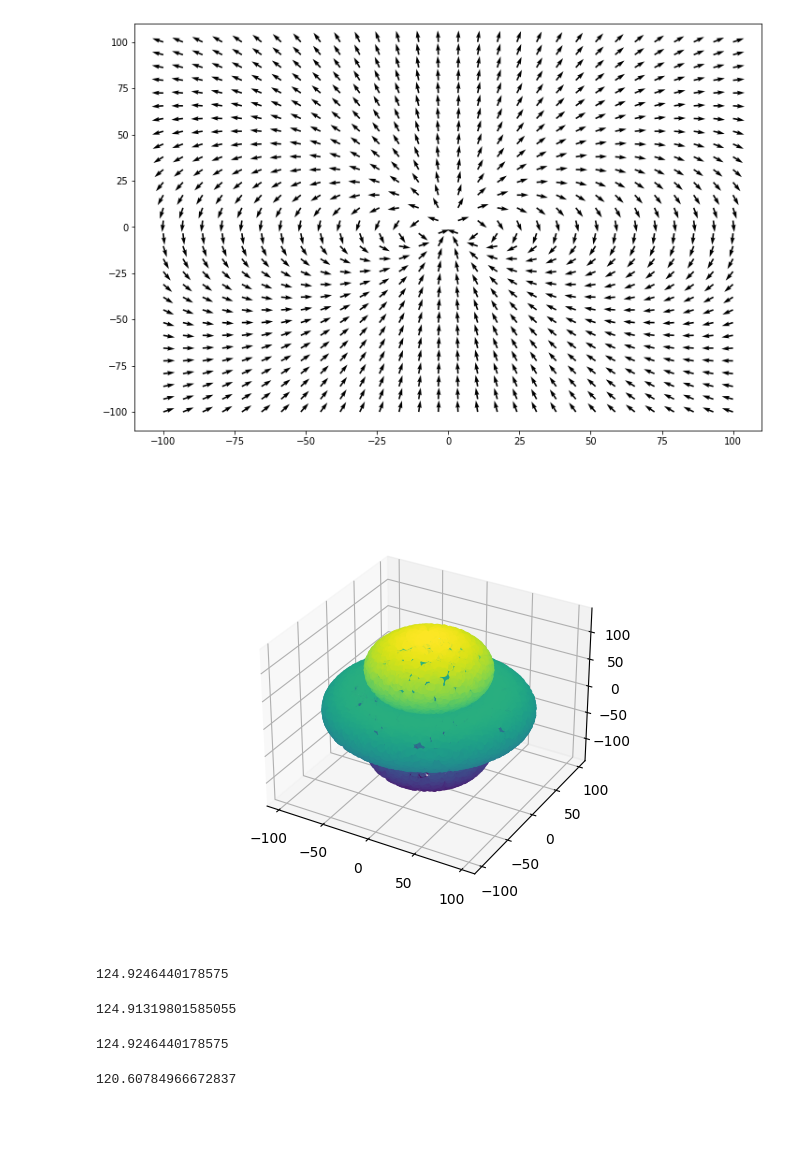
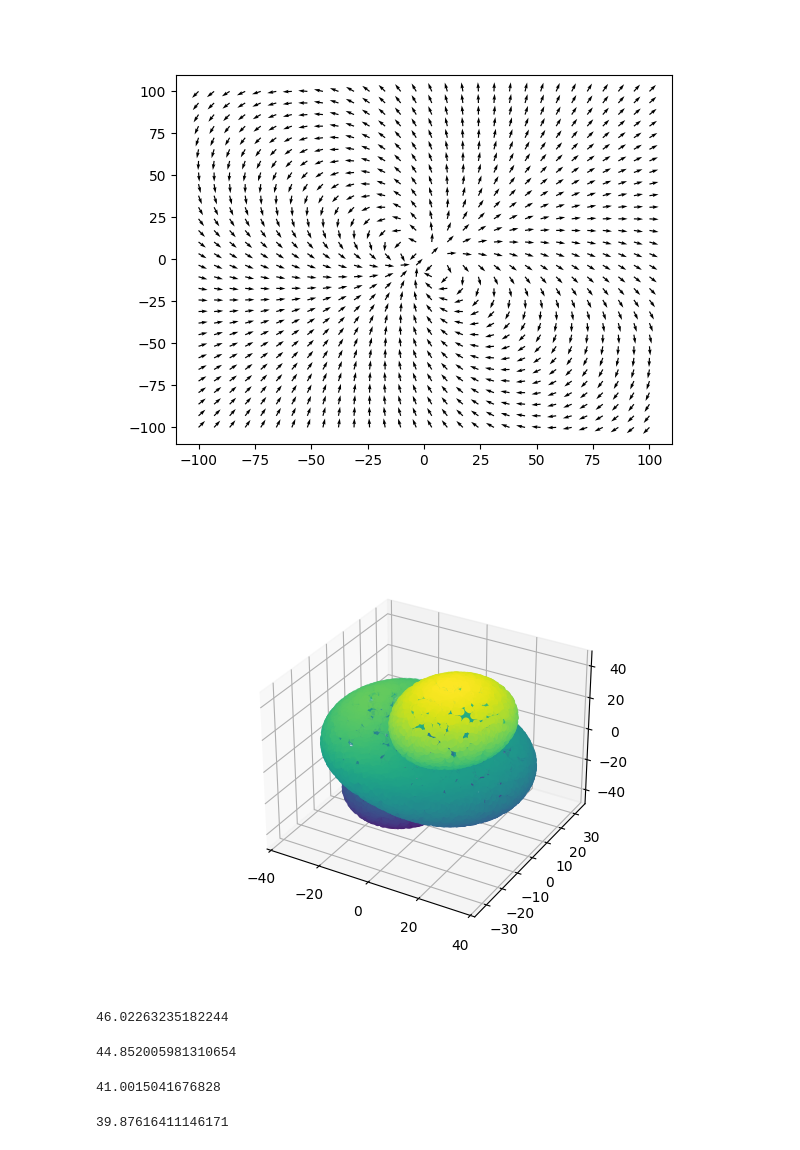
Before and after one commit to gsalinasphys/axionns, a Jupyter notebook: ns.ipynb, the cells around one changed output. Drawn from its saved outputs; the diff is of its cells as text; code cells hidden in the pictures; blank space fills up the shorter version.

```diff
--- a/ns.ipynb
+++ b/ns.ipynb
@@ -8,7 +8,7 @@ from classes.particles import Particles
 plt.rcParams['figure.figsize'] = [12, 8]
 # %%
 M_NS, R_NS = 1, 10
-NS = NeutronStar(M_NS, R_NS)
+NS = NeutronStar(M_NS, R_NS, misalign=np.pi/4)
 
 xmin, xmax, zmin, zmax, npoints = -100, 100, -100, 100, 30
 xrange, zrange = np.linspace(xmin, xmax, npoints), np.linspace(zmin, zmax, npoints)
@@ -17,37 +17,41 @@ mesh = np.array(np.meshgrid(xrange, zrange))
 positions2d = mesh.T.reshape(-1, 2)
 positions3d = np.array([np.concatenate((np.array([position[0]]), np.array([0]), np.array([position[1]]))) for position in positions2d])
 
-Bfields3d = NS.magnetic_field(positions3d)
+time = .25
+
+Bfields3d = NS.magnetic_field(positions3d, time)
 Bfields2d = np.array([[Bfield[0], Bfield[2]] for Bfield in Bfields3d])
 Bdirecs = numbers_times_vectors(1/mag_vector(Bfields2d), Bfields2d)
 # %%
+%matplotlib widget
+
 X, Y = positions2d.T
 U, V = Bdirecs.T
 q = plt.quiver(X, Y, U, V)
 # %% [output]
-[figure, old version]
+[figure, new version]
 # %%
 %matplotlib widget
-X, Y, Z = NS.conversion_surface_est(Particles.axionmass).T
+XX, YY, ZZ = NS.conversion_surface_est(time, Particles.axionmass).T
 ax = plt.axes(projection='3d')
-ax.scatter3D(X, Y, Z, c = Z);
+ax.scatter3D(XX, YY, ZZ, c = ZZ);
 # %% [output]
-[figure, old version]
+[figure, new version]
 # %%
 NS.conversion_radius_max(Particles.axionmass)
 # %% [output]
-124.9246440178575
+46.02263235182244
 # %%
-np.max(mag_vector(NS.conversion_surface_est(Particles.axionmass)))
+np.max(mag_vector(NS.conversion_surface_est(time, Particles.axionmass)))
 # %% [output]
-124.91319801585055
+44.852005981310654
 # %%
 position = [0, 0, 200]
-NS.conversion_radius_est(position, Particles.axionmass)
+NS.conversion_radius_est(position, time, Particles.axionmass)
 # %% [output]
-124.9246440178575
+41.0015041676828
 # %%
 velocity = [0,0, -1e5]
-NS.conversion_radius_exact(position, velocity, Particles.axionmass)
+NS.conversion_radius_exact(position, velocity, time, Particles.axionmass)
 # %% [output]
-120.60784966672837
+39.87616411146171
```
Also changed, not shown: 8 other files.
